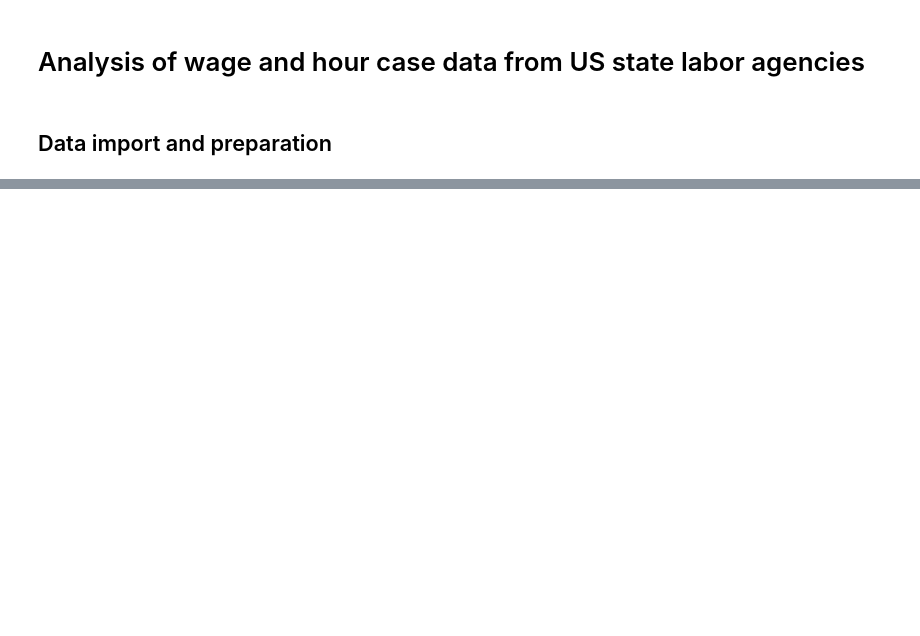
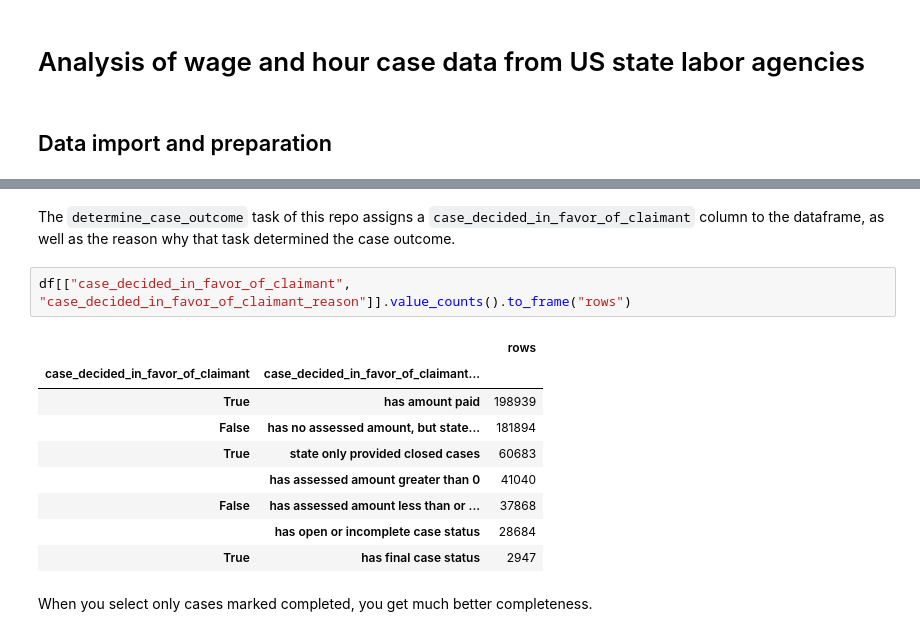
Before and after one commit to cbs-news-data/wage-theft-data, a Jupyter notebook: notebooks/national_analysis/national_analysis.ipynb, the cells around one changed output, grey strips where cells are left out. Cells and saved outputs as stored; diff of their text form; blank space fills up the shorter version.

```diff
--- a/notebooks/national_analysis/national_analysis.ipynb
+++ b/notebooks/national_analysis/national_analysis.ipynb
@@ -282,0 +50,16 @@ cd_df.groupby("state_name").case_duration.describe()
+# %% [markdown]
+The `determine_case_outcome` task of this repo assigns a `case_decided_in_favor_of_claimant` column to the dataframe, as well as the reason why that task determined the case outcome.
+# %%
+df[["case_decided_in_favor_of_claimant", "case_decided_in_favor_of_claimant_reason"]].value_counts().to_frame("rows")
+# %% [output]
+|  |  | rows |
+| case_decided_in_favor_of_claimant | case_decided_in_favor_of_claimant... |  |
+| True | has amount paid | 198939 |
+| False | has no assessed amount, but state... | 181894 |
+| True | state only provided closed cases | 60683 |
+|  | has assessed amount greater than 0 | 41040 |
+| False | has assessed amount less than or ... | 37868 |
+|  | has open or incomplete case status | 28684 |
+| True | has final case status | 2947 |
+# %% [markdown]
+When you select only cases marked completed, you get much better completeness.
```
Also changed, not shown: parts of 47 cells of this notebook, 2 other files.
